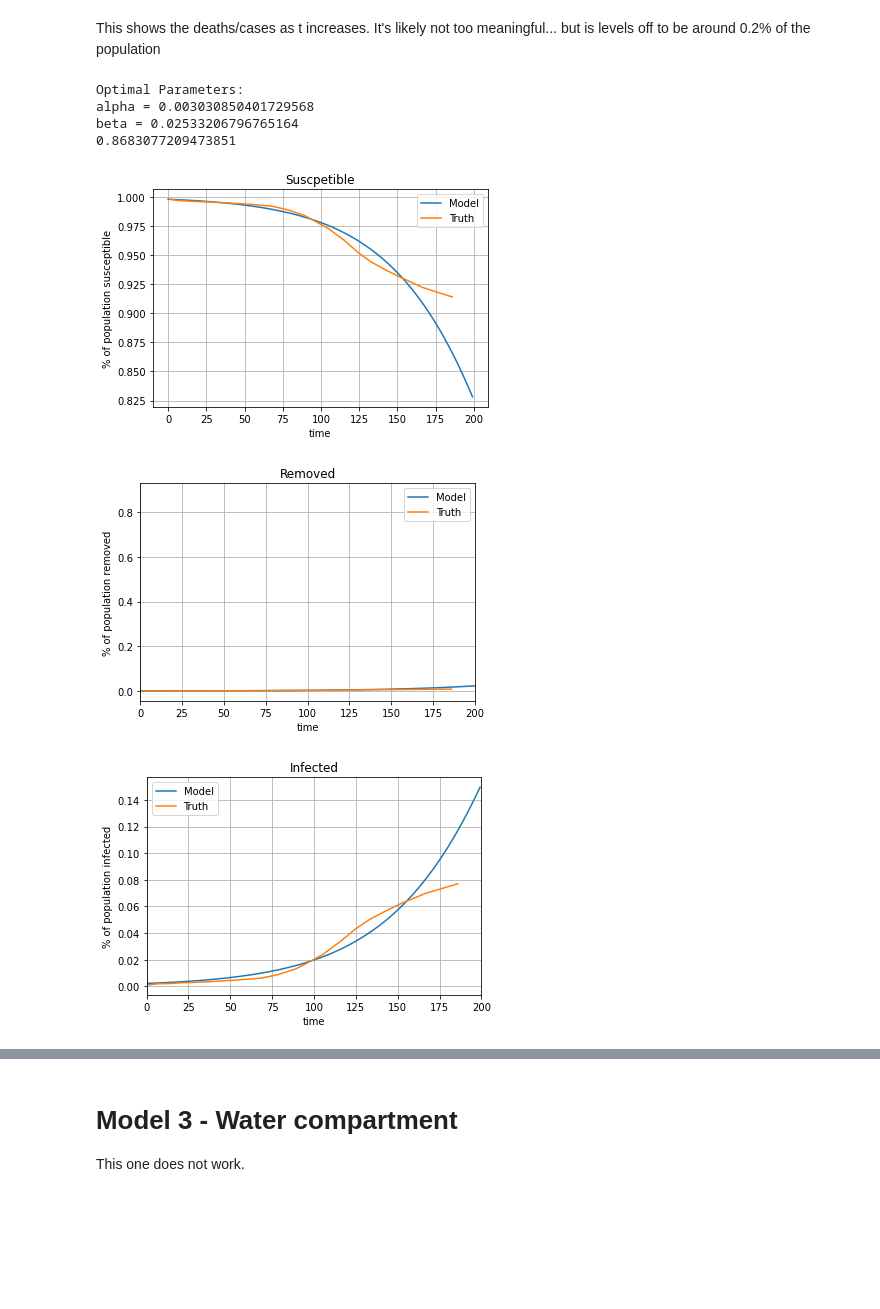
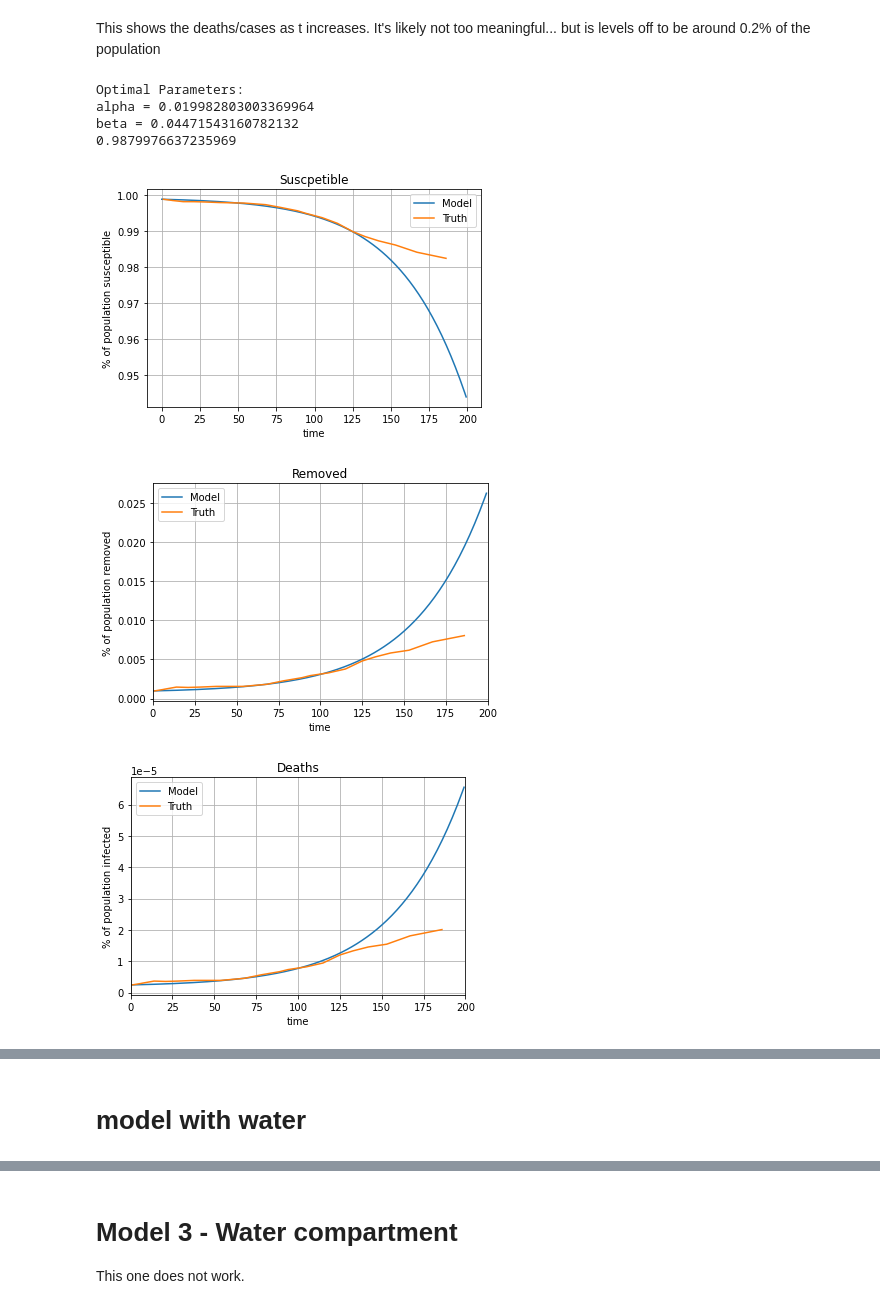
Before and after one commit to DusanKovac/Modelling-Cholera-Outbreak, a Jupyter notebook: Caitlins_SIR.ipynb, the cells around one changed output, grey strips where cells are left out. Cells and saved outputs as stored; diff of their text form; code cells hidden in the pictures; blank space fills up the shorter version.

```diff
--- a/Caitlins_SIR.ipynb
+++ b/Caitlins_SIR.ipynb
@@ -14,19 +14,19 @@ from lmfit import minimize, Parameters, Parameter
 who_data = pd.read_csv('cholera_data.csv')
 
 N = 44970000 #South African population in 2000, according to https://data.worldbank.org/indicator/SP.POP.TOTL?locations=ZA
-N = 1000000
-r_scale = 50.0
+N = 9000000
+r_scale = 400.0
 
-S_data = np.array( ( who_data.iloc[:,0]*(-1) + N ) / N )
+I_data = np.array( ( who_data.iloc[:,0]) / N )
 R_data = np.array( ( who_data.iloc[:,1]*r_scale ) / N )
-I_data = np.array( 1 - S_data - R_data )
+S_data = np.array( 1 - I_data - R_data )
 
 times = who_data.iloc[:,2]
 
-I0 = who_data.iloc[0, 0] / N
-S0 = (N - who_data.iloc[0,0])  / N
-R0 = r_scale*who_data.iloc[0,1]/N
-
+I0 = I_data[0]
+#S0 = (N - who_data.iloc[0,0])  / N
+R0 = R_data[0]
+S0 = S_data[0]
 
 W0 = 0
 # %% [markdown]
@@ -129,7 +139,7 @@ beta = 0.1
 
 # other model parameters
 initial_conditions = [S0, I0, R0]
-num_days = 20
+num_days = 16
 tspan = times[0:num_days]
 
 # I'm sure there is a cleaner way to do this
@@ -200,37 +210,54 @@ plt.show()
 
 # Plot removed
 p = plt.figure(figsize = [6, 4])
 
-plt.plot(t, R_model, label = "Model")
+plt.plot(t[0:200], R_model[0:200], label = "Model")
 plt.plot(times, R_data, label = "Truth")
 
 plt.grid()
 plt.legend()
 plt.xlabel("time")
 plt.ylabel("% of population removed")
 plt.title("Removed")
 plt.xlim(0,200)
 plt.show()
+
+# Deaths
+plt.figure(figsize = [6, 4])
+plt.plot(t[0:200], R_model[0:200]/r_scale, label = "Model")
+plt.plot(times, R_data/r_scale, label = "Truth")
+
+# plt.plot(times,infected/N, label = "true infected")
+plt.grid()
+plt.legend()
+plt.xlabel("time")
+plt.ylabel("% of population infected")
+plt.title("Deaths")
+
+#plt.ylim([0,0.005])
+plt.xlim([0,200])
+plt.show()
+
 
 plt.figure(figsize = [6, 4])
 plt.plot(t[0:200], I_model[0:200], label = "Model")
 plt.plot(times, I_data, label = "Truth")
 
 # plt.plot(times,infected/N, label = "true infected")
 plt.grid()
 plt.legend()
 plt.xlabel("time")
 plt.ylabel("% of population infected")
 plt.title("Infected")
 
 #plt.ylim([0,0.005])
 plt.xlim([0,200])
 plt.show()
 # %% [output]
 Optimal Parameters:
-alpha = 0.003030850401729568
-beta = 0.02533206796765164
-0.8683077209473851
+alpha = 0.019982803003369964
+beta = 0.04471543160782132
+0.9879976637235969
-[figure, old version]
+[figure, new version]
-[figure, old version]
+[figure, new version]
-[figure, old version]
+[figure, new version]
@@ -236,0 +265,2 @@ beta = 0.02533206796765164
+# %% [markdown]
+# model with water
```
Also changed, not shown: parts of 10 cells of this notebook.
